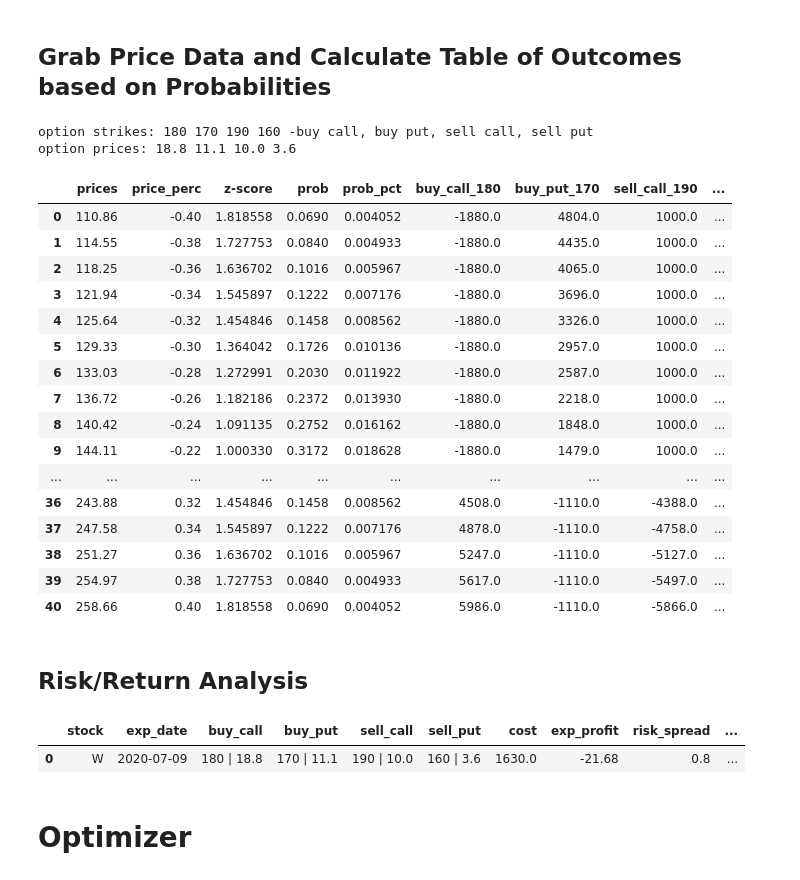
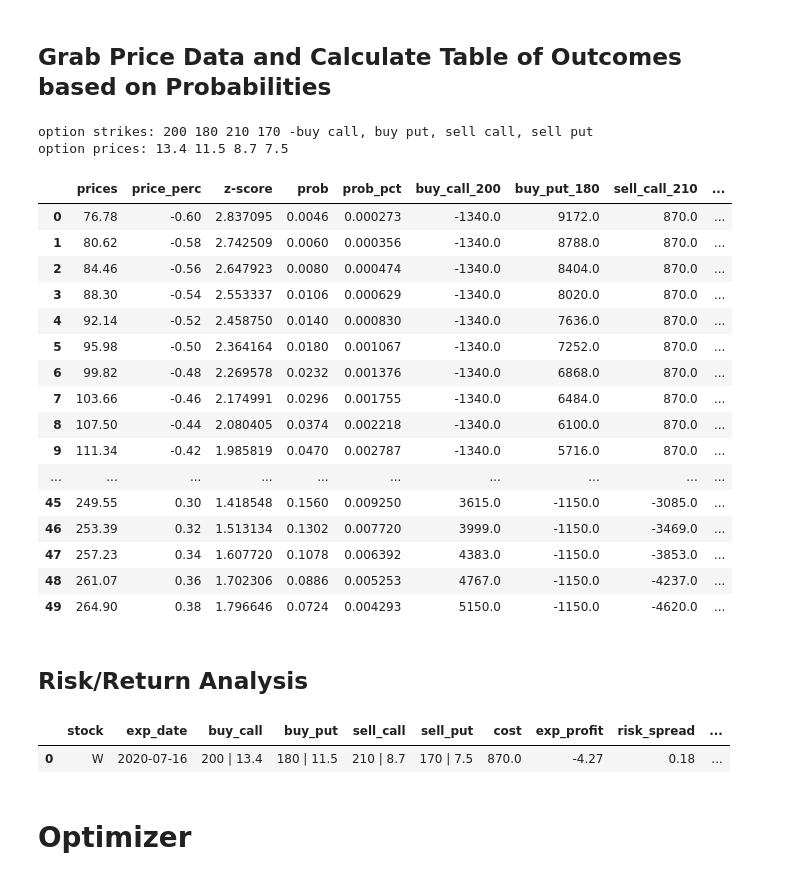
Before and after one commit to campbefs/options_optimizer, a Jupyter notebook: Option Excel model V9.ipynb, the cells around one changed output. Cells and saved outputs as stored; diff of their text form; code cells hidden in the pictures.

```diff
--- a/Option Excel model V9.ipynb
+++ b/Option Excel model V9.ipynb
@@ -118,10 +116,10 @@ exp_date = exp_date
 #exp_date = stock.options[4]  # grabbing the option end date 1 month out
 
 # CALL AND PUT INPUTS -- FLOATS ONLY -- input None if no option -> e.g. sell_call = None
-buy_call_strike =  180 # 315.0
-buy_put_strike = 170 # 315.0
-sell_call_strike = 190 #317.5 # 325.0
-sell_put_strike = 160 # 305.0 # = None
+buy_call_strike =  200 # 315.0
+buy_put_strike = 180 # 315.0
+sell_call_strike = 210 #317.5 # 325.0
+sell_put_strike = 170 # 305.0 # = None
 
 opt_strikes = [buy_call_strike, buy_put_strike, sell_call_strike, sell_put_strike]
 
@@ -130,7 +128,7 @@ opt_strikes = [buy_call_strike, buy_put_strike, sell_call_strike, sell_put_strik
 current_price = hist_data['Close'].tail(1)[0]
 
 # Price percent range to look at
-perc_range, increments = .40, .02
+perc_range, increments = .6, .02
 
 print('current price: '+str(current_price))
 print('exp date: '+str(exp_date))
@@ -168,43 +166,43 @@ price_std:  10.2835
 # %%
 # Get Option Price Data
 
 opt_prices = ou.opt_price_data(opt, live, opt_strikes)
 
 print('option strikes:', opt_strikes[0], opt_strikes[1], opt_strikes[2], \
         opt_strikes[3], '-buy call, buy put, sell call, sell put')
 print('option prices:', opt_prices[0], opt_prices[1], opt_prices[2], opt_prices[3])
 #print('options prices: ', buy_call_price, buy_put_price, sell_call_price, sell_put_price)
 
 
 # Create Table of Hypothetical Prices with probabilities
 
 ##### right now STD range is based on current_price, you can add price pred here
 
 df = ou.options_outcomes(perc_range, increments, \
                          current_price, current_price # future pred price here
                          , mthly_ret_std, opt_strikes, opt_prices)
 
-df
+df.head(50)
 # %% [output]
-option strikes: 180 170 190 160 -buy call, buy put, sell call, sell put
-option prices: 18.8 11.1 10.0 3.6
+option strikes: 200 180 210 170 -buy call, buy put, sell call, sell put
+option prices: 13.4 11.5 8.7 7.5
-|  | prices | price_perc | z-score | prob | prob_pct | buy_call_180 | buy_put_170 | sell_call_190 | ... |
-| 0 | 110.86 | -0.40 | 1.818558 | 0.0690 | 0.004052 | -1880.0 | 4804.0 | 1000.0 | ... |
-| 1 | 114.55 | -0.38 | 1.727753 | 0.0840 | 0.004933 | -1880.0 | 4435.0 | 1000.0 | ... |
-| 2 | 118.25 | -0.36 | 1.636702 | 0.1016 | 0.005967 | -1880.0 | 4065.0 | 1000.0 | ... |
-| 3 | 121.94 | -0.34 | 1.545897 | 0.1222 | 0.007176 | -1880.0 | 3696.0 | 1000.0 | ... |
-| 4 | 125.64 | -0.32 | 1.454846 | 0.1458 | 0.008562 | -1880.0 | 3326.0 | 1000.0 | ... |
-| 5 | 129.33 | -0.30 | 1.364042 | 0.1726 | 0.010136 | -1880.0 | 2957.0 | 1000.0 | ... |
-| 6 | 133.03 | -0.28 | 1.272991 | 0.2030 | 0.011922 | -1880.0 | 2587.0 | 1000.0 | ... |
-| 7 | 136.72 | -0.26 | 1.182186 | 0.2372 | 0.013930 | -1880.0 | 2218.0 | 1000.0 | ... |
-| 8 | 140.42 | -0.24 | 1.091135 | 0.2752 | 0.016162 | -1880.0 | 1848.0 | 1000.0 | ... |
-| 9 | 144.11 | -0.22 | 1.000330 | 0.3172 | 0.018628 | -1880.0 | 1479.0 | 1000.0 | ... |
+|  | prices | price_perc | z-score | prob | prob_pct | buy_call_200 | buy_put_180 | sell_call_210 | ... |
+| 0 | 76.78 | -0.60 | 2.837095 | 0.0046 | 0.000273 | -1340.0 | 9172.0 | 870.0 | ... |
+| 1 | 80.62 | -0.58 | 2.742509 | 0.0060 | 0.000356 | -1340.0 | 8788.0 | 870.0 | ... |
+| 2 | 84.46 | -0.56 | 2.647923 | 0.0080 | 0.000474 | -1340.0 | 8404.0 | 870.0 | ... |
+| 3 | 88.30 | -0.54 | 2.553337 | 0.0106 | 0.000629 | -1340.0 | 8020.0 | 870.0 | ... |
+| 4 | 92.14 | -0.52 | 2.458750 | 0.0140 | 0.000830 | -1340.0 | 7636.0 | 870.0 | ... |
+| 5 | 95.98 | -0.50 | 2.364164 | 0.0180 | 0.001067 | -1340.0 | 7252.0 | 870.0 | ... |
+| 6 | 99.82 | -0.48 | 2.269578 | 0.0232 | 0.001376 | -1340.0 | 6868.0 | 870.0 | ... |
+| 7 | 103.66 | -0.46 | 2.174991 | 0.0296 | 0.001755 | -1340.0 | 6484.0 | 870.0 | ... |
+| 8 | 107.50 | -0.44 | 2.080405 | 0.0374 | 0.002218 | -1340.0 | 6100.0 | 870.0 | ... |
+| 9 | 111.34 | -0.42 | 1.985819 | 0.0470 | 0.002787 | -1340.0 | 5716.0 | 870.0 | ... |
 | ... | ... | ... | ... | ... | ... | ... | ... | ... | ... |
-| 36 | 243.88 | 0.32 | 1.454846 | 0.1458 | 0.008562 | 4508.0 | -1110.0 | -4388.0 | ... |
-| 37 | 247.58 | 0.34 | 1.545897 | 0.1222 | 0.007176 | 4878.0 | -1110.0 | -4758.0 | ... |
-| 38 | 251.27 | 0.36 | 1.636702 | 0.1016 | 0.005967 | 5247.0 | -1110.0 | -5127.0 | ... |
-| 39 | 254.97 | 0.38 | 1.727753 | 0.0840 | 0.004933 | 5617.0 | -1110.0 | -5497.0 | ... |
-| 40 | 258.66 | 0.40 | 1.818558 | 0.0690 | 0.004052 | 5986.0 | -1110.0 | -5866.0 | ... |
+| 45 | 249.55 | 0.30 | 1.418548 | 0.1560 | 0.009250 | 3615.0 | -1150.0 | -3085.0 | ... |
+| 46 | 253.39 | 0.32 | 1.513134 | 0.1302 | 0.007720 | 3999.0 | -1150.0 | -3469.0 | ... |
+| 47 | 257.23 | 0.34 | 1.607720 | 0.1078 | 0.006392 | 4383.0 | -1150.0 | -3853.0 | ... |
+| 48 | 261.07 | 0.36 | 1.702306 | 0.0886 | 0.005253 | 4767.0 | -1150.0 | -4237.0 | ... |
+| 49 | 264.90 | 0.38 | 1.796646 | 0.0724 | 0.004293 | 5150.0 | -1150.0 | -4620.0 | ... |
 # %% [markdown]
 ## Risk/Return Analysis
 # %%
@@ -217,7 +215,7 @@ option_combo = ou.risk_analysis(df, opt_strikes, opt_prices, std_for_var, exp_da
 option_combo
 # %% [output]
 |  | stock | exp_date | buy_call | buy_put | sell_call | sell_put | cost | exp_profit | risk_spread | ... |
-| 0 | W | 2020-07-09 | 180 | 18.8 | 170 | 11.1 | 190 | 10.0 | 160 | 3.6 | 1630.0 | -21.68 | 0.8 | ... |
+| 0 | W | 2020-07-16 | 200 | 13.4 | 180 | 11.5 | 210 | 8.7 | 170 | 7.5 | 870.0 | -4.27 | 0.18 | ... |
 # %% [markdown]
 # Optimizer
 # %%
```
Also changed, not shown: parts of 22 cells of this notebook.
